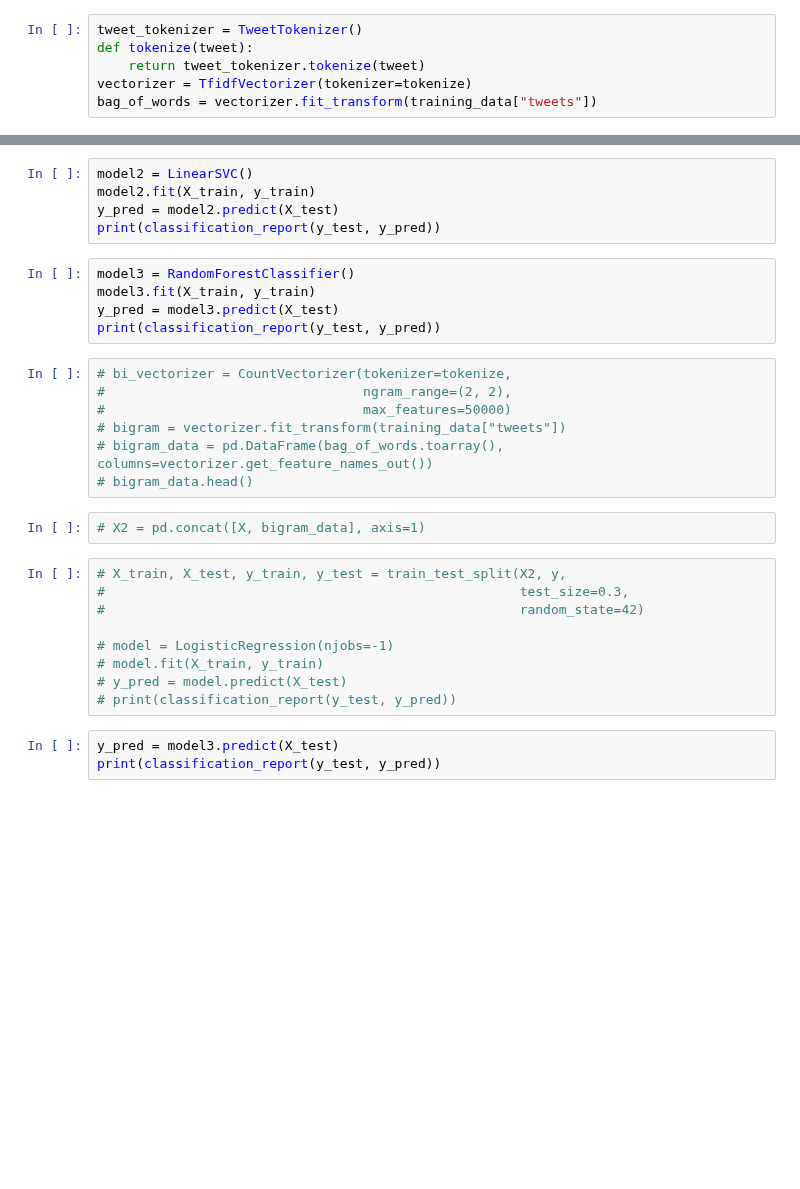
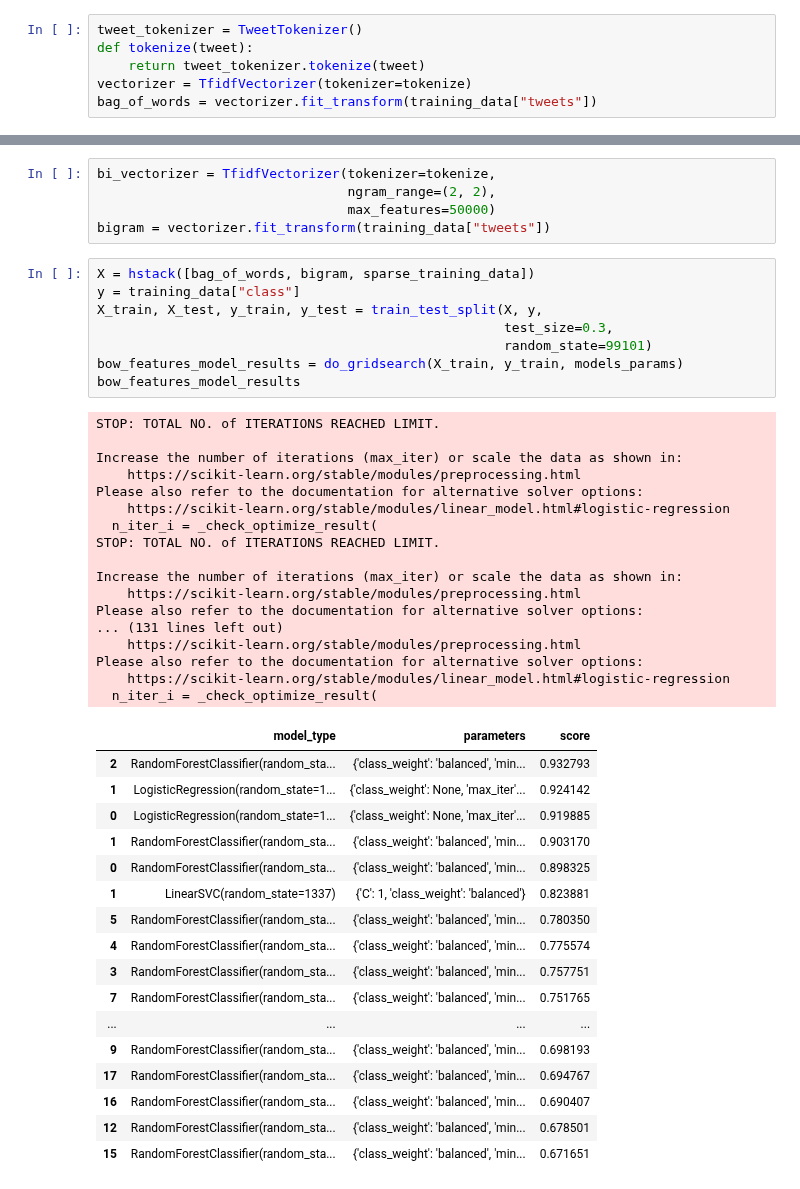
Before and after one commit to ElbazHaim/twitter_sarcasm_project, a Jupyter notebook: 2-feature_engineering.ipynb, the cells around one changed output, grey strips where cells are left out. Drawn from its saved outputs; the diff is of its cells as text; blank space fills up the shorter version.

```diff
--- a/2-feature_engineering.ipynb
+++ b/2-feature_engineering.ipynb
@@ -69,31 +177,48 @@ print(classification_report(y_test, y_pred))
-# %%
-model2 = LinearSVC()
-model2.fit(X_train, y_train)
-y_pred = model2.predict(X_test)
-print(classification_report(y_test, y_pred))
-# %%
-model3 = RandomForestClassifier()
-model3.fit(X_train, y_train)
-y_pred = model3.predict(X_test)
-print(classification_report(y_test, y_pred))
 # %%
-# bi_vectorizer = CountVectorizer(tokenizer=tokenize,
-#                                 ngram_range=(2, 2),
-#                                 max_features=50000)
-# bigram = vectorizer.fit_transform(training_data["tweets"])
-# bigram_data = pd.DataFrame(bag_of_words.toarray(), columns=vectorizer.get_feature_names_out())
-# bigram_data.head()
+bi_vectorizer = TfidfVectorizer(tokenizer=tokenize,
+                                ngram_range=(2, 2),
+                                max_features=50000)
+bigram = vectorizer.fit_transform(training_data["tweets"])
-# %%
-# X2 = pd.concat([X, bigram_data], axis=1)
-# %%
-# X_train, X_test, y_train, y_test = train_test_split(X2, y,
-#                                                     test_size=0.3,
-#                                                     random_state=42)
-
-# model = LogisticRegression(njobs=-1)
-# model.fit(X_train, y_train)
-# y_pred = model.predict(X_test)
-# print(classification_report(y_test, y_pred))
-# %%
-y_pred = model3.predict(X_test)
-print(classification_report(y_test, y_pred))
+# %%
+X = hstack([bag_of_words, bigram, sparse_training_data])
+y = training_data["class"]
+X_train, X_test, y_train, y_test = train_test_split(X, y,
+                                                    test_size=0.3,
+                                                    random_state=99101)
+bow_features_model_results = do_gridsearch(X_train, y_train, models_params)
+bow_features_model_results
+# %% [output]
+STOP: TOTAL NO. of ITERATIONS REACHED LIMIT.
+
+Increase the number of iterations (max_iter) or scale the data as shown in:
+    https://scikit-learn.org/stable/modules/preprocessing.html
+Please also refer to the documentation for alternative solver options:
+    https://scikit-learn.org/stable/modules/linear_model.html#logistic-regression
+  n_iter_i = _check_optimize_result(
+STOP: TOTAL NO. of ITERATIONS REACHED LIMIT.
+
+Increase the number of iterations (max_iter) or scale the data as shown in:
+    https://scikit-learn.org/stable/modules/preprocessing.html
+Please also refer to the documentation for alternative solver options:
+... (131 lines left out)
+    https://scikit-learn.org/stable/modules/preprocessing.html
+Please also refer to the documentation for alternative solver options:
+    https://scikit-learn.org/stable/modules/linear_model.html#logistic-regression
+  n_iter_i = _check_optimize_result(
+|  | model_type | parameters | score |
+| 2 | RandomForestClassifier(random_sta... | {'class_weight': 'balanced', 'min... | 0.932793 |
+| 1 | LogisticRegression(random_state=1... | {'class_weight': None, 'max_iter'... | 0.924142 |
+| 0 | LogisticRegression(random_state=1... | {'class_weight': None, 'max_iter'... | 0.919885 |
+| 1 | RandomForestClassifier(random_sta... | {'class_weight': 'balanced', 'min... | 0.903170 |
+| 0 | RandomForestClassifier(random_sta... | {'class_weight': 'balanced', 'min... | 0.898325 |
+| 1 | LinearSVC(random_state=1337) | {'C': 1, 'class_weight': 'balanced'} | 0.823881 |
+| 5 | RandomForestClassifier(random_sta... | {'class_weight': 'balanced', 'min... | 0.780350 |
+| 4 | RandomForestClassifier(random_sta... | {'class_weight': 'balanced', 'min... | 0.775574 |
+| 3 | RandomForestClassifier(random_sta... | {'class_weight': 'balanced', 'min... | 0.757751 |
+| 7 | RandomForestClassifier(random_sta... | {'class_weight': 'balanced', 'min... | 0.751765 |
+| ... | ... | ... | ... |
+| 9 | RandomForestClassifier(random_sta... | {'class_weight': 'balanced', 'min... | 0.698193 |
+| 17 | RandomForestClassifier(random_sta... | {'class_weight': 'balanced', 'min... | 0.694767 |
+| 16 | RandomForestClassifier(random_sta... | {'class_weight': 'balanced', 'min... | 0.690407 |
+| 12 | RandomForestClassifier(random_sta... | {'class_weight': 'balanced', 'min... | 0.678501 |
+| 15 | RandomForestClassifier(random_sta... | {'class_weight': 'balanced', 'min... | 0.671651 |
```
Also changed, not shown: parts of 13 cells of this notebook, 2 other files.
